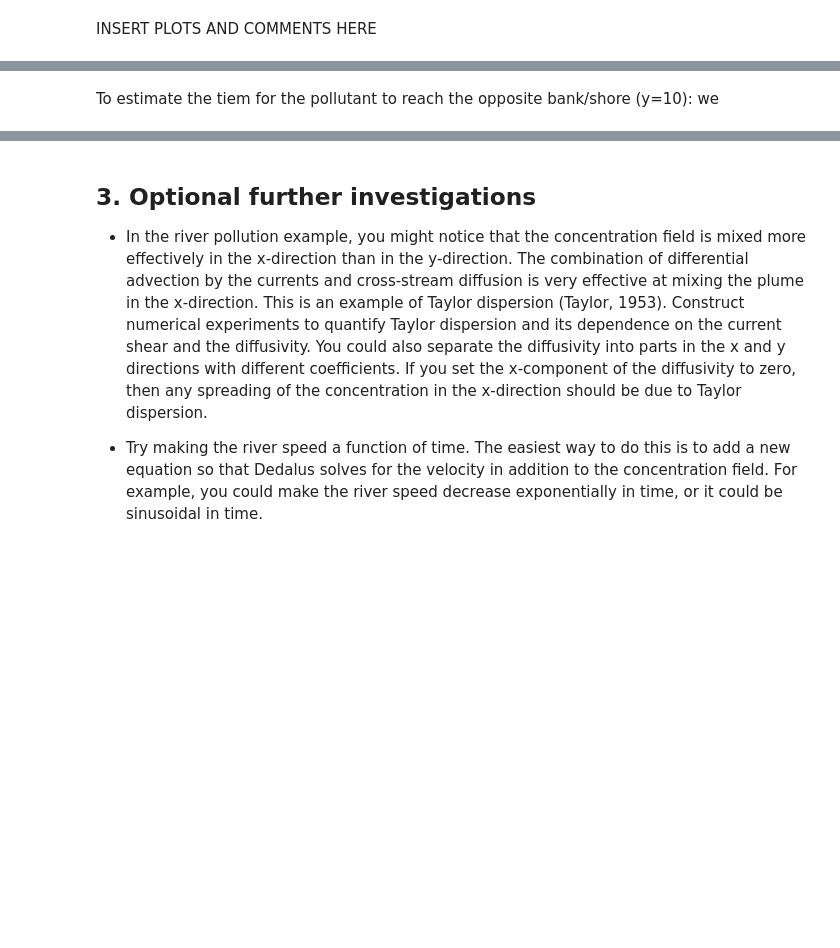
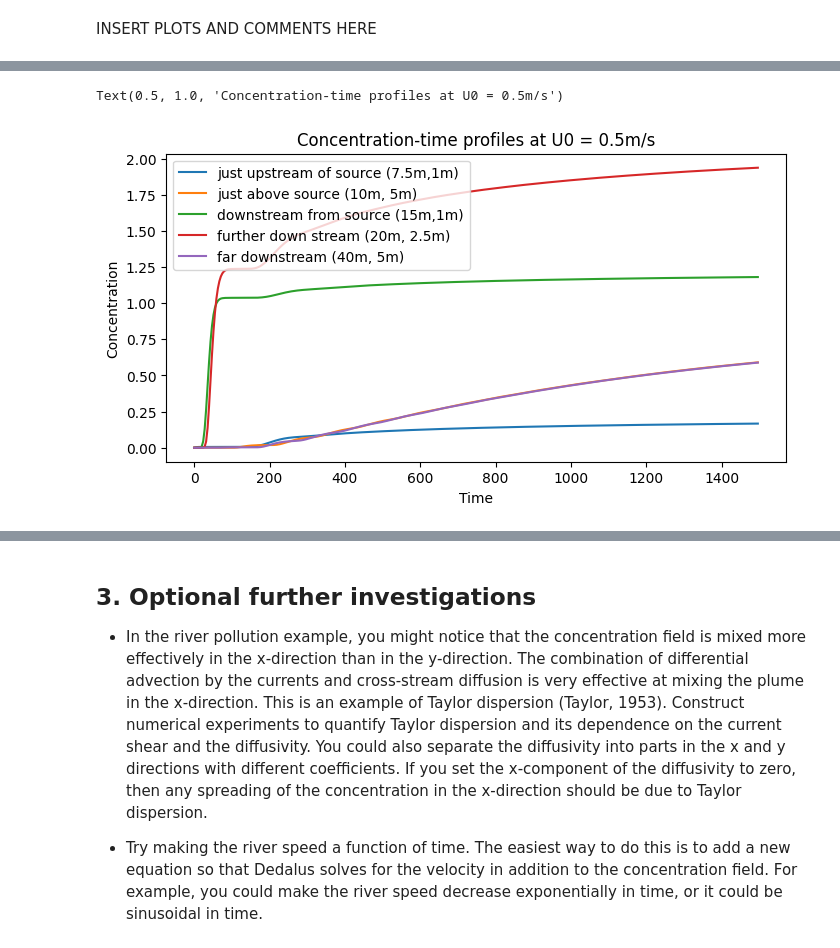
Before and after one commit to ananyaaa-j/QCES, a Jupyter notebook: Project2_transport.ipynb, the cells around one changed output, grey strips where cells are left out. Drawn from its saved outputs; the diff is of its cells as text; code cells hidden in the pictures; blank space fills up the shorter version.

```diff
--- a/Project2_transport.ipynb
+++ b/Project2_transport.ipynb
@@ -521,2 +521,17 @@ Stepping is caused because the source is modelled with a periodic Fourier basis.
-# %% [markdown]
-To estimate the tiem for the pollutant to reach the opposite bank/shore (y=10): we
+# %%
+# Varying velocity scale U0:
+x_points = [7.5, 10, 15, 20, 40]
+y_points = [1, 5, 1, 2.5, 5]
+labels = ["just upstream of source (7.5m,1m)", "just above source (10m, 5m)", "downstream from source (15m,1m)", "further down stream (20m, 2.5m)", "far downstream (40m, 5m)"]
+plt.figure(figsize=(8, 4))
+for i in range(0,len(x_points)):
+  xidx = round(x_points[i] / (50/256))
+  yidx = round(y_points[i] / (10/32))
+  plt.plot(t_save, c_save[:, xidx, yidx], label = labels[i])
+plt.legend()
+plt.xlabel("Time")
+plt.ylabel("Concentration")
+plt.title("Concentration-time profiles at U0 = 0.5m/s")
+# %% [output]
+Text(0.5, 1.0, 'Concentration-time profiles at U0 = 0.5m/s')
+[figure, added]
```
Also changed, not shown: parts of 11 cells of this notebook.
